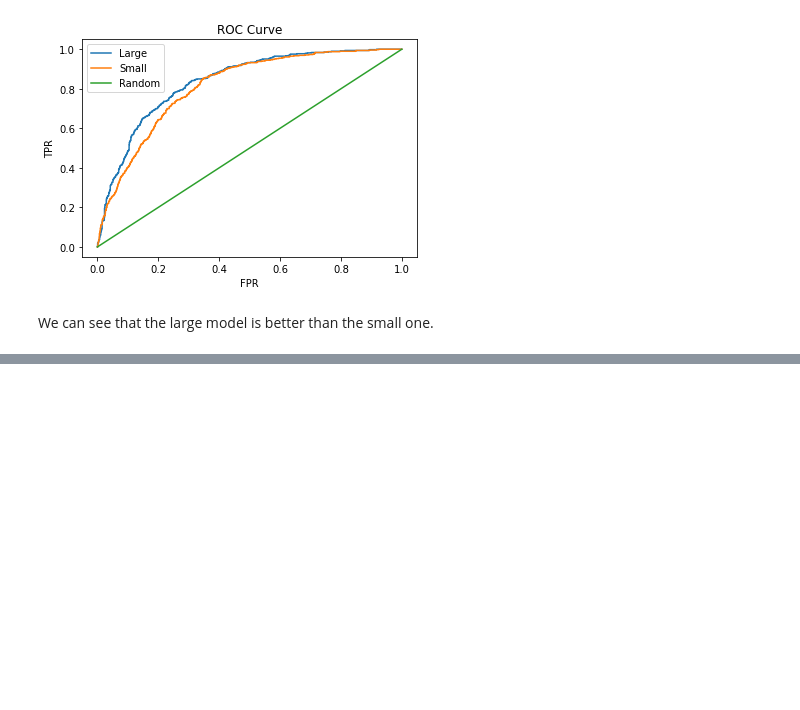
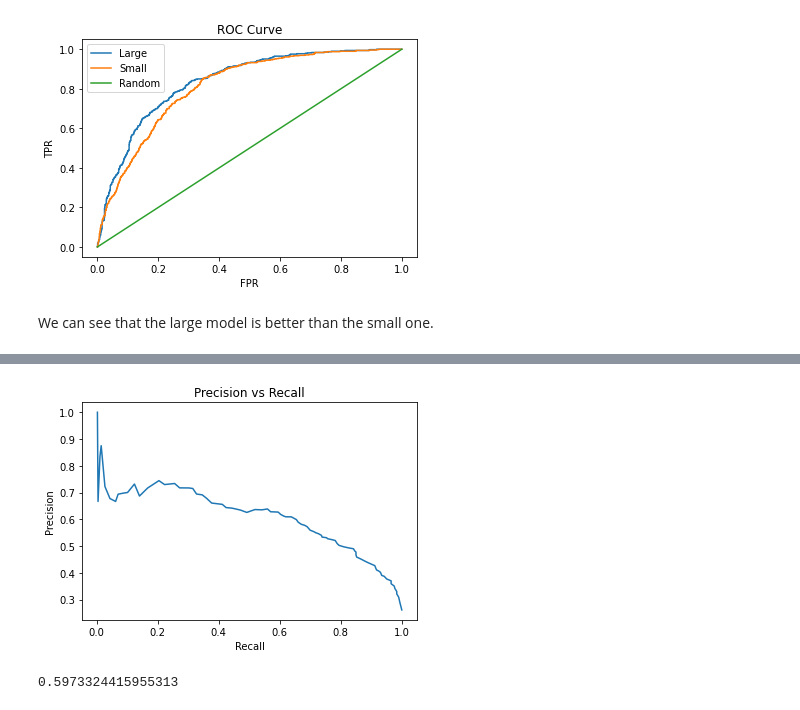
Before and after one commit to alexcaicedo/ml-zoomcamp, a Jupyter notebook: 04_classification_metrics/notes.ipynb, the cells around one changed output, grey strips where cells are left out. Cells and saved outputs as stored; diff of their text form; code cells hidden in the pictures; blank space fills up the shorter version.

```diff
--- a/04_classification_metrics/notes.ipynb
+++ b/04_classification_metrics/notes.ipynb
@@ -950,0 +1015,4 @@ We can see that the large model is better than the small one.
+# %%
+# F1 score
+df_scores["F1_score"] = 2 * df_scores["Precision"] * df_scores["Recall"] / (df_scores["Precision"] + df_scores["Recall"])
+df_scores[::10]
@@ -950,0 +1032,13 @@ We can see that the large model is better than the small one.
+# %%
+# AUC-PR
+plt.plot(df_scores["Recall"], df_scores["Precision"])
+plt.title("Precision vs Recall")
+plt.xlabel("Recall")
+plt.ylabel("Precision")
+plt.show()
+# %% [output]
+[figure, added]
+# %%
+auc(df_scores["Recall"][:81], df_scores["Precision"][:81])
+# %% [output]
+0.5973324415955313
```
Also changed, not shown: parts of 15 cells of this notebook.
